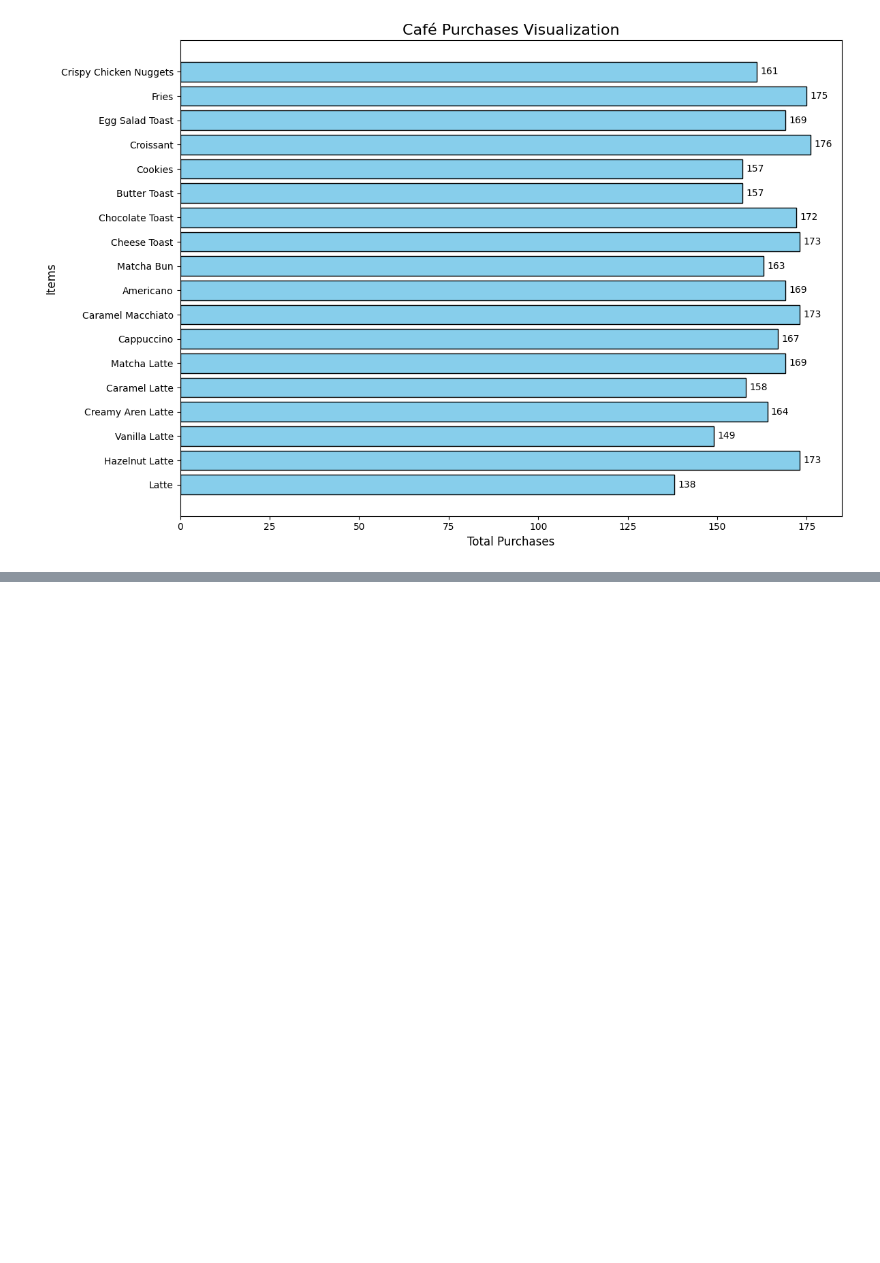
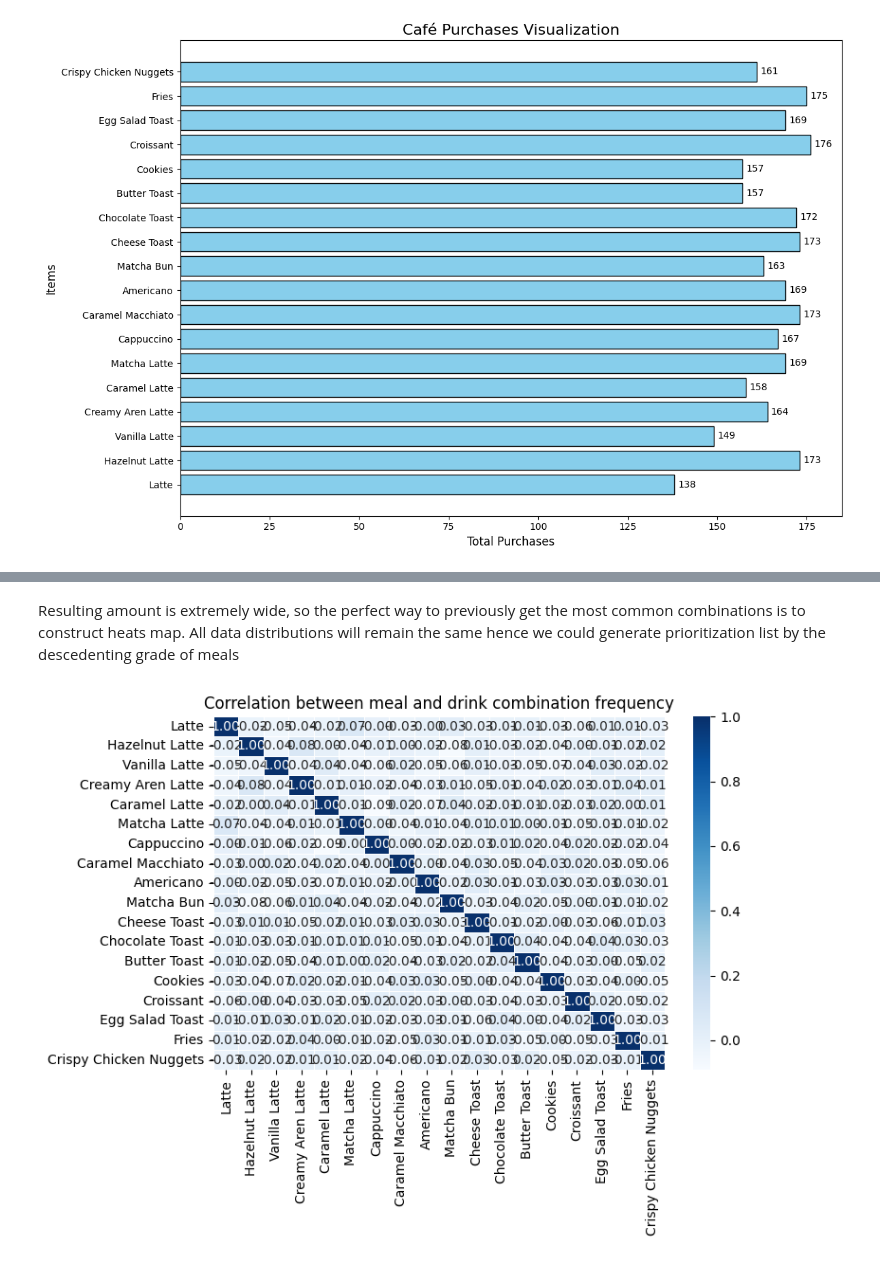
Before and after one commit to kurry-argo/coffeeshop-analysis, a Jupyter notebook: analysis.ipynb, the cells around one changed output, grey strips where cells are left out. Saved outputs shown, nothing was run; the diff lists cells and outputs as text; code cells hidden in the pictures; blank space fills up the shorter version.

Commit message:
[add] heats map for combinations frequency

```diff
--- a/analysis.ipynb
+++ b/analysis.ipynb
@@ -116,0 +119,7 @@ plt.show()
+# %%
+df_bin = df.drop("TransactionID", axis=1)
+df_bin = df_bin.apply(lambda x: x.astype(bool))
+
+combinations = df_bin.groupby(list(df_bin.columns)).size().reset_index(name='Count')
+
+print(combinations)
@@ -116,0 +144,14 @@ plt.show()
+# %% [markdown]
+Resulting amount is extremely wide, so the perfect way to previously get the most common combinations is to construct heats map. All data distributions will remain the same hence we could generate prioritization list by the descedenting grade of meals
+# %%
+import seaborn as sns
+
+corr_matrix = df_bin.corr()
+
+plt.figure(figsize=(8, 6))
+sns.heatmap(corr_matrix, annot=True, cmap="Blues", fmt=".2f", linewidths=0.5)
+plt.title("Correlation between meal and drink combination frequency", fontsize=12)
+plt.tight_layout()
+plt.show()
+# %% [output]
+[figure, added]
```
Also changed, not shown: parts of 2 cells of this notebook.
